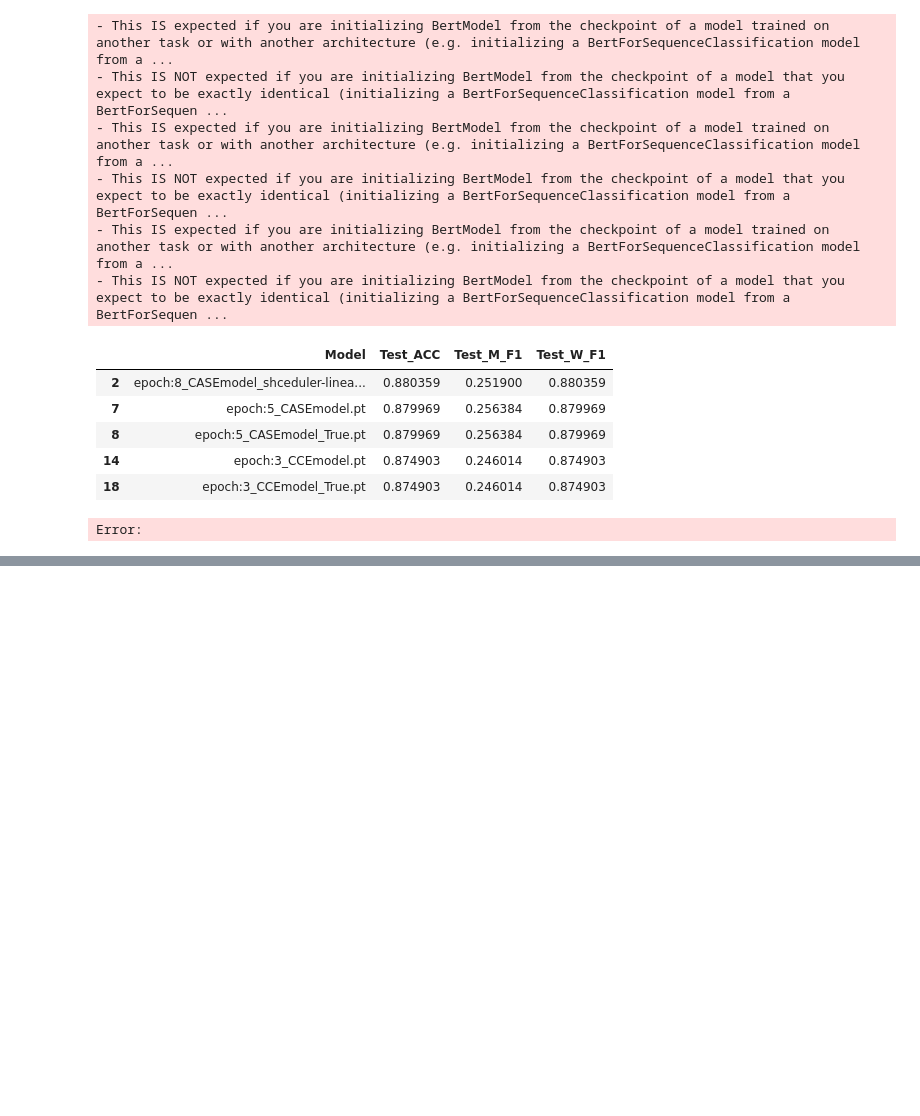
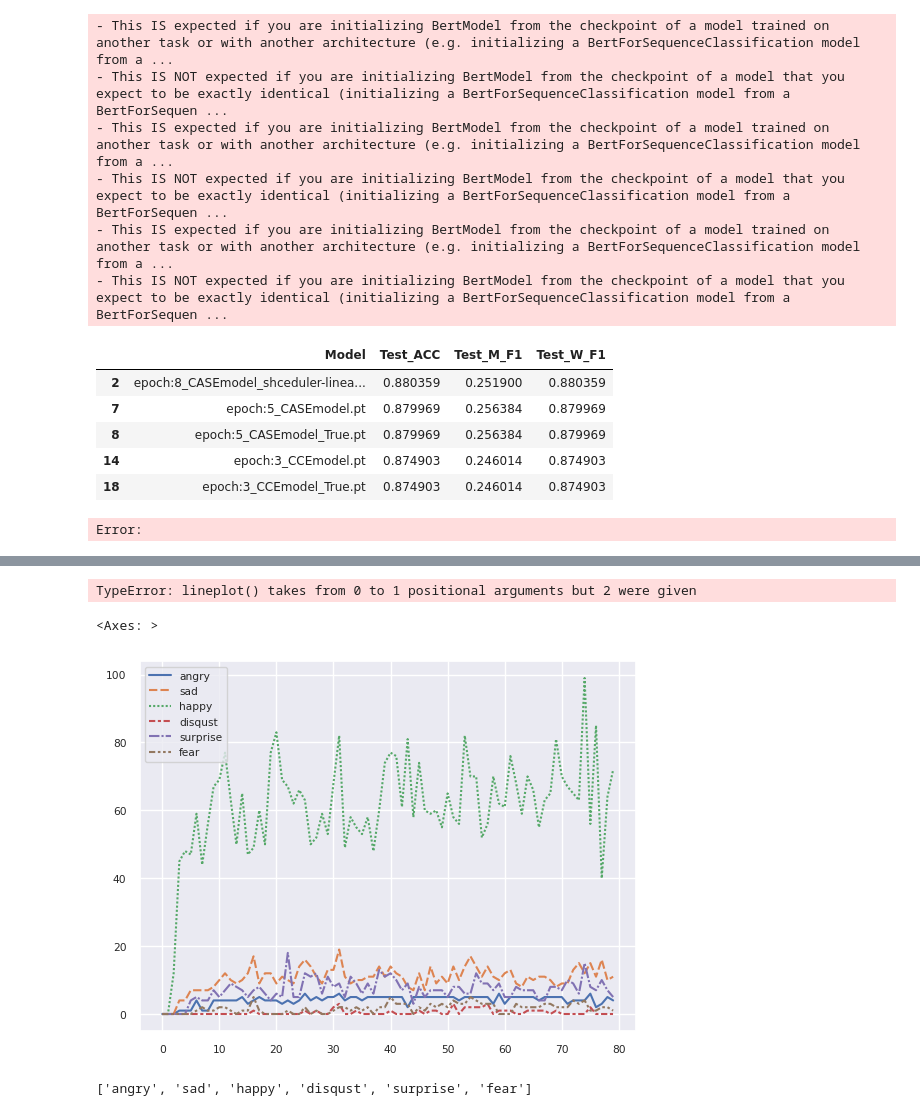
Before and after one commit to Glorang-AI/Emotion-Recognition-in-Conversation, a Jupyter notebook: compare_test.ipynb, the cells around one changed output, grey strips where cells are left out. Drawn from its saved outputs; the diff is of its cells as text; code cells hidden in the pictures; blank space fills up the shorter version.

```diff
--- a/compare_test.ipynb
+++ b/compare_test.ipynb
@@ -375,0 +430,19 @@ Error:
+# %%
+label_dict = {'angry':[], 'neutral':[],
+            'sad':[], 'happy':[],
+            'disqust':[], 'surprise':[],
+            'fear':[]}
+
+file_path = json_list[0]
+for file_path in json_list:
+    with open(file_path, 'r') as f:
+        json_data = json.load(f)
+
+    data_li=[]
+    pet_label_dict = list({'angry':'분노', 'neutral':'중립', 'sad':'슬픔', 'happy':'행복', 'disgust':'불쾌', 'surprise':'경이', 'fear':'공포'}.keys())
+
+
+
+    for idx, data in enumerate(json_data['data']):
+        if data[0] == data[1]:
+            label_dict[data[0]].append(data[-1])
@@ -375,0 +471,20 @@ Error:
+# %%
+df = pd.DataFrame(label_dict)
+# %%
+x=range(80)
+y_1 = df.angry.to_list()
+y_2 = df.happy.to_list()
+sns.lineplot(x, y_1)
+# sns.lineplot(x, y_2, label='1+cos', color='red', linestyle='-.')
+# %% [output]
+TypeError: lineplot() takes from 0 to 1 positional arguments but 2 were given
+# %%
+sns.lineplot(data=df[['angry', 'sad', 'happy', 'disqust', 'surprise', 'fear']])
+# %% [output]
+<Axes: >
+[figure, added]
+# %%
+['angry', 'sad', 'happy', 'disqust', 'surprise', 'fear']
+sns.lineplot(data=df[['angry', 'sad', 'disqust', 'surprise', 'fear']])
+# %% [output]
+['angry', 'sad', 'happy', 'disqust', 'surprise', 'fear']
```
Also changed, not shown: parts of 7 cells of this notebook, 5 other files.
